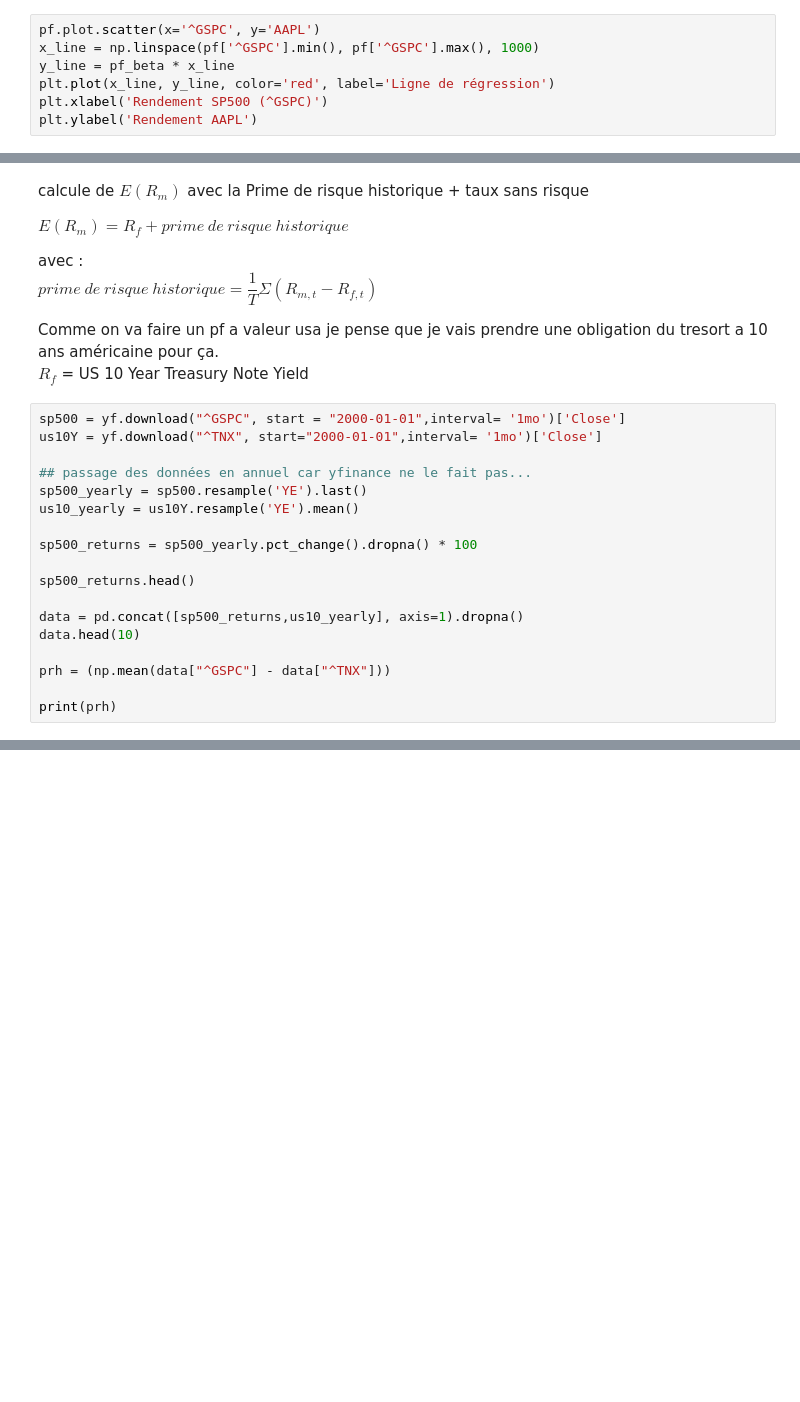
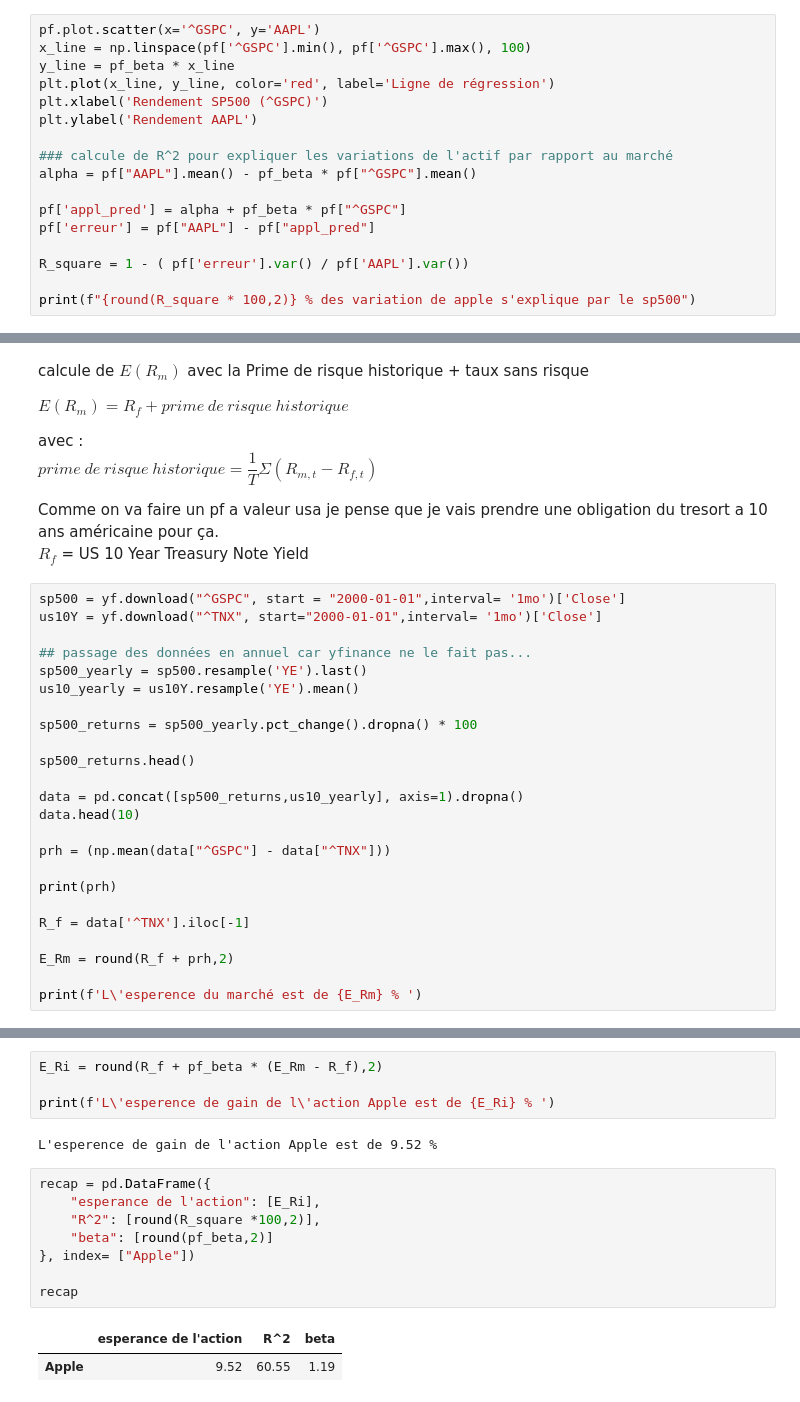
Before and after one commit to alabienlecouz/portfolio-V1, a Jupyter notebook: model-CAPM.ipynb, the cells around one changed output, grey strips where cells are left out. Cells and saved outputs as stored; diff of their text form; blank space fills up the shorter version.

Commit message:
'finit\pour\apple'

```diff
--- a/model-CAPM.ipynb
+++ b/model-CAPM.ipynb
@@ -32,8 +32,18 @@ Beta de Apple par rapport à l'indice SP500 :  1.1887557051649988
 # %%
 pf.plot.scatter(x='^GSPC', y='AAPL')
-x_line = np.linspace(pf['^GSPC'].min(), pf['^GSPC'].max(), 1000)
+x_line = np.linspace(pf['^GSPC'].min(), pf['^GSPC'].max(), 100)
 y_line = pf_beta * x_line
 plt.plot(x_line, y_line, color='red', label='Ligne de régression')
 plt.xlabel('Rendement SP500 (^GSPC)')
 plt.ylabel('Rendement AAPL')
+
+### calcule de R^2 pour expliquer les variations de l'actif par rapport au marché
+alpha = pf["AAPL"].mean() - pf_beta * pf["^GSPC"].mean()
+
+pf['appl_pred'] = alpha + pf_beta * pf["^GSPC"]
+pf['erreur'] = pf["AAPL"] - pf["appl_pred"]
+
+R_square = 1 - ( pf['erreur'].var() / pf['AAPL'].var())
+
+print(f"{round(R_square * 100,2)} % des variation de apple s'explique par le sp500")
 # %% [output]
@@ -67,6 +77,12 @@ data.head(10)
 prh = (np.mean(data["^GSPC"] - data["^TNX"]))
 
 print(prh)
+
+R_f = data['^TNX'].iloc[-1]
+
+E_Rm = round(R_f + prh,2)
+
+print(f'L\'esperence du marché est de {E_Rm} % ')
 # %% [output]
 [*********************100%***********************]  1 of 1 completed
 [*********************100%***********************]  1 of 1 completed
@@ -73,0 +91,17 @@ print(prh)
+# %%
+E_Ri = round(R_f + pf_beta * (E_Rm - R_f),2)
+
+print(f'L\'esperence de gain de l\'action Apple est de {E_Ri} % ')
+# %% [output]
+L'esperence de gain de l'action Apple est de 9.52 %
+# %%
+recap = pd.DataFrame({
+    "esperance de l'action": [E_Ri],
+    "R^2": [round(R_square *100,2)],
+    "beta": [round(pf_beta,2)]
+}, index= ["Apple"])
+
+recap
+# %% [output]
+|  | esperance de l'action | R^2 | beta |
+| Apple | 9.52 | 60.55 | 1.19 |
```
Also changed, not shown: parts of 3 cells of this notebook.
